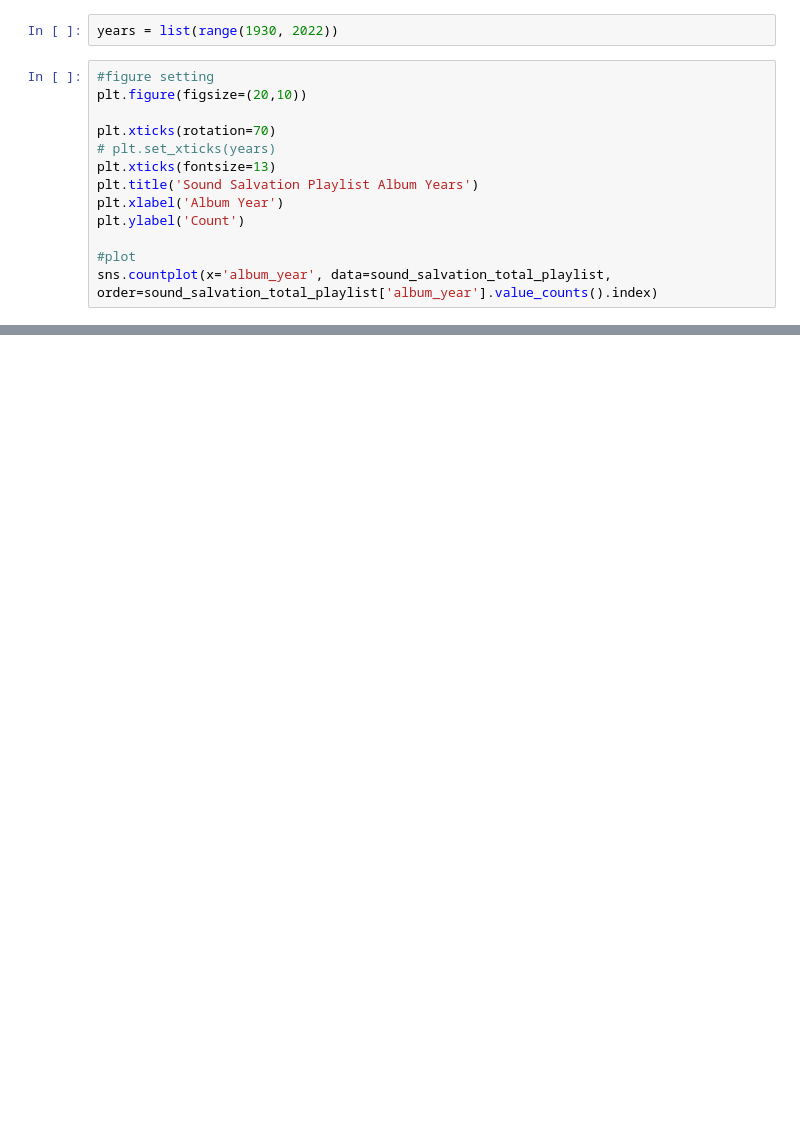
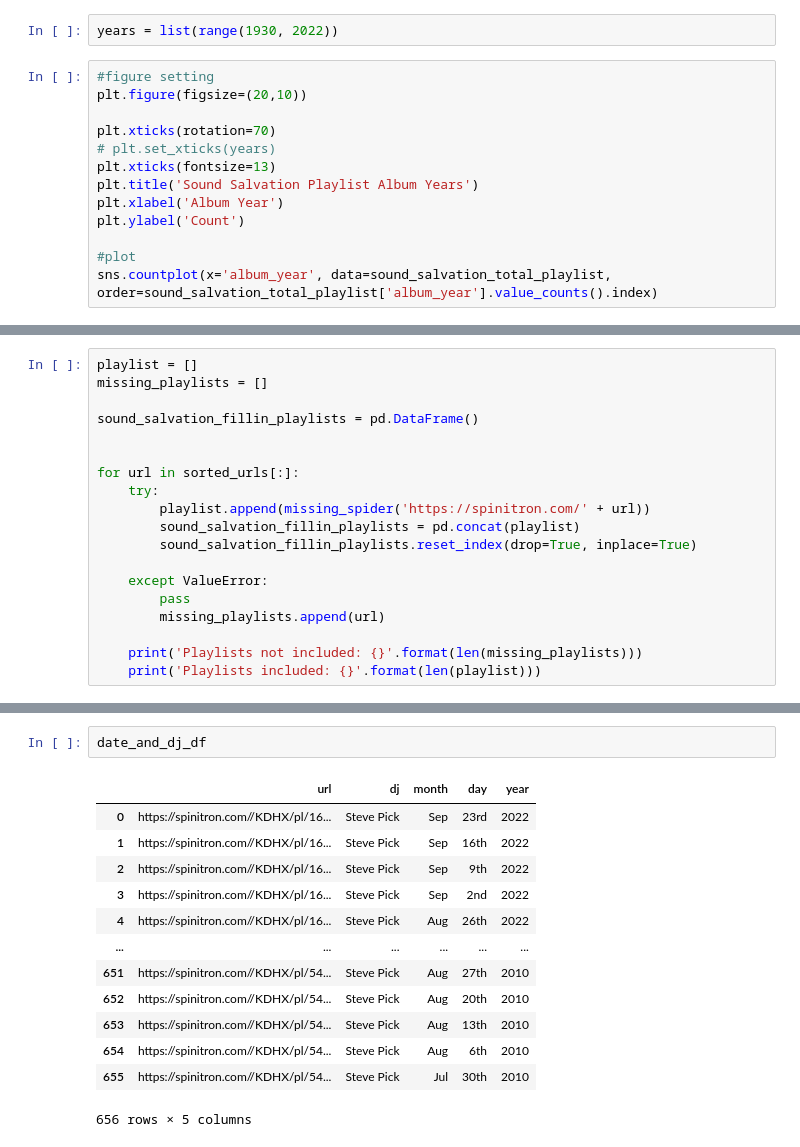
Before and after one commit to billtell/sound_salvation, a Jupyter notebook: sound_salvation_v2.ipynb, the cells around one changed output, grey strips where cells are left out. Drawn from its saved outputs; the diff is of its cells as text; blank space fills up the shorter version.

Commit message:
merged dataframe created

```diff
--- a/sound_salvation_v2.ipynb
+++ b/sound_salvation_v2.ipynb
@@ -284,0 +330,19 @@ sns.countplot(x='album_year', data=sound_salvation_total_playlist, order=sound_s
+# %%
+playlist = []
+missing_playlists = []
+
+sound_salvation_fillin_playlists = pd.DataFrame()
+
+
+for url in sorted_urls[:]:
+    try:
+        playlist.append(missing_spider('https://spinitron.com/' + url))
+        sound_salvation_fillin_playlists = pd.concat(playlist)
+        sound_salvation_fillin_playlists.reset_index(drop=True, inplace=True)
+
+    except ValueError:
+        pass
+        missing_playlists.append(url)
+
+    print('Playlists not included: {}'.format(len(missing_playlists)))
+    print('Playlists included: {}'.format(len(playlist)))
@@ -284,0 +436,16 @@ sns.countplot(x='album_year', data=sound_salvation_total_playlist, order=sound_s
+# %%
+date_and_dj_df
+# %% [output]
+|  | url | dj | month | day | year |
+| 0 | https://spinitron.com//KDHX/pl/16... | Steve Pick | Sep | 23rd | 2022 |
+| 1 | https://spinitron.com//KDHX/pl/16... | Steve Pick | Sep | 16th | 2022 |
+| 2 | https://spinitron.com//KDHX/pl/16... | Steve Pick | Sep | 9th | 2022 |
+| 3 | https://spinitron.com//KDHX/pl/16... | Steve Pick | Sep | 2nd | 2022 |
+| 4 | https://spinitron.com//KDHX/pl/16... | Steve Pick | Aug | 26th | 2022 |
+| ... | ... | ... | ... | ... | ... |
+| 651 | https://spinitron.com//KDHX/pl/54... | Steve Pick | Aug | 27th | 2010 |
+| 652 | https://spinitron.com//KDHX/pl/54... | Steve Pick | Aug | 20th | 2010 |
+| 653 | https://spinitron.com//KDHX/pl/54... | Steve Pick | Aug | 13th | 2010 |
+| 654 | https://spinitron.com//KDHX/pl/54... | Steve Pick | Aug | 6th | 2010 |
+| 655 | https://spinitron.com//KDHX/pl/54... | Steve Pick | Jul | 30th | 2010 |
+656 rows × 5 columns
```
Also changed, not shown: parts of 37 cells of this notebook, 5 other files.
